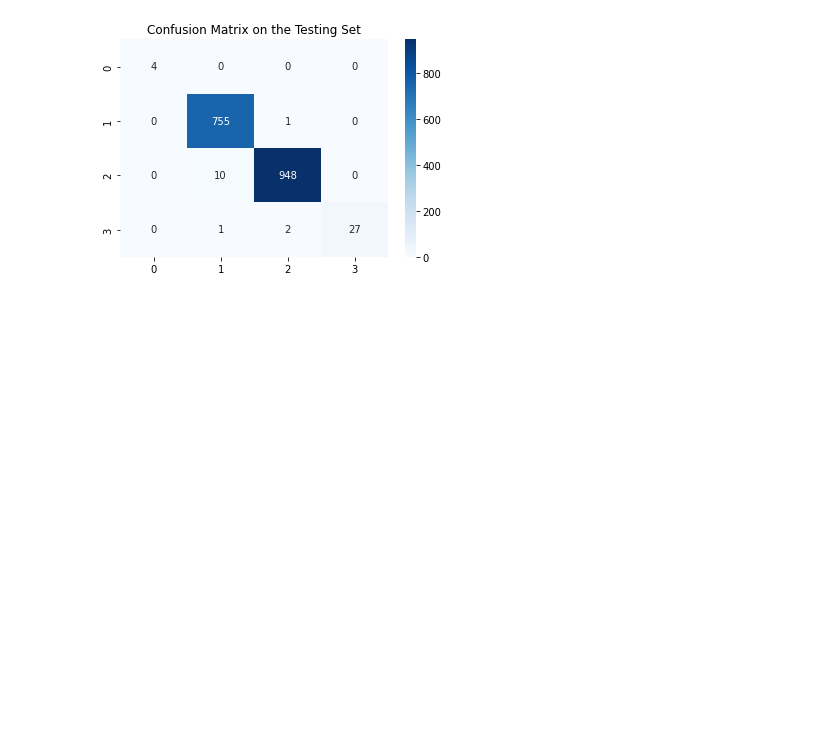
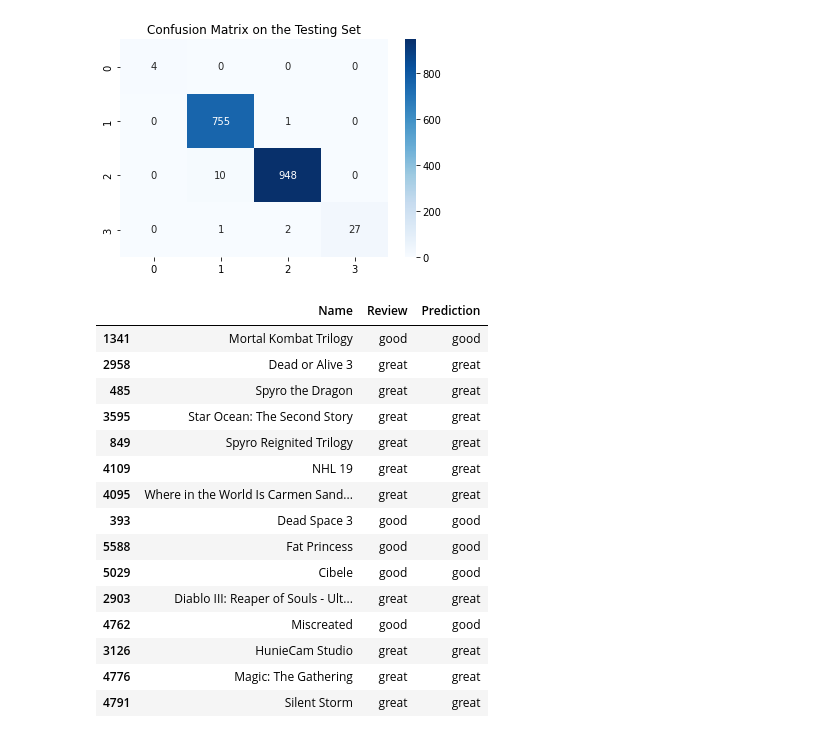
Before and after one commit to PRCSousa/Game-Review-Prediction, a Jupyter notebook: review_prediction.ipynb, the cells around one changed output. Saved outputs shown, nothing was run; the diff lists cells and outputs as text; code cells hidden in the pictures; blank space fills up the shorter version.

```diff
--- a/review_prediction.ipynb
+++ b/review_prediction.ipynb
@@ -182,3 +167,36 @@ tcm.set_title("Confusion Matrix on the Testing Set")
 # %% [output]
 Text(0.5, 1.0, 'Confusion Matrix on the Testing Set')
 [figure]
+# %%
+ReviewPrediction = Y_test
+ReviewPrediction['Review'] = games['user_rating']
+
+encoding = {
+    0:'bad',
+    1:'good',
+    2:'great',
+    3:'mediocre'
+}
+
+ReviewPrediction['Prediction'] = Y_test['Prediction'].map(encoding)
+ReviewPrediction['Name'] = games['name']
+ReviewPrediction = ReviewPrediction[['Name', 'Review', 'Prediction']]
+
+ReviewPrediction.head(15)
+# %% [output]
+|  | Name | Review | Prediction |
+| 1341 | Mortal Kombat Trilogy | good | good |
+| 2958 | Dead or Alive 3 | great | great |
+| 485 | Spyro the Dragon | great | great |
+| 3595 | Star Ocean: The Second Story | great | great |
+| 849 | Spyro Reignited Trilogy | great | great |
+| 4109 | NHL 19 | great | great |
+| 4095 | Where in the World Is Carmen Sand... | great | great |
+| 393 | Dead Space 3 | good | good |
+| 5588 | Fat Princess | good | good |
+| 5029 | Cibele | good | good |
+| 2903 | Diablo III: Reaper of Souls - Ult... | great | great |
+| 4762 | Miscreated | good | good |
+| 3126 | HunieCam Studio | great | great |
+| 4776 | Magic: The Gathering | great | great |
+| 4791 | Silent Storm | great | great |
```
Also changed, not shown: parts of 2 cells of this notebook.
